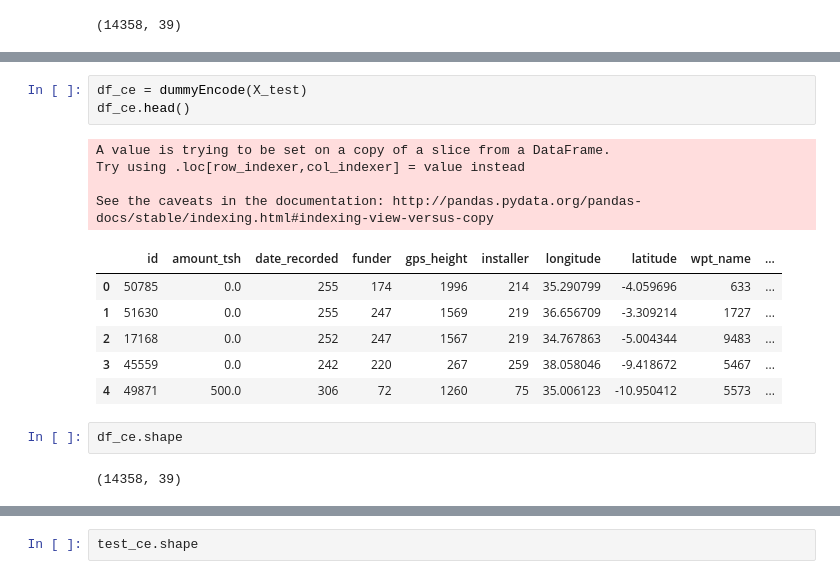
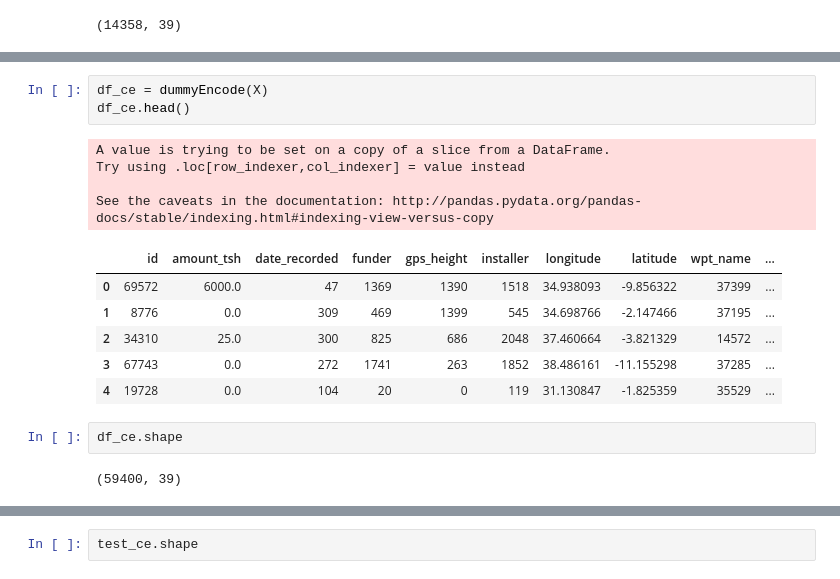
Before and after one commit to hughjafro/DS1-Unit-2-Sprint-5---Project-Week, a Jupyter notebook: Sub_5_CTolbert_DS1_Unit_2_Project_Week.ipynb, the cells around one changed output, grey strips where cells are left out. Drawn from its saved outputs; the diff is of its cells as text.

```diff
--- a/Sub_5_CTolbert_DS1_Unit_2_Project_Week.ipynb
+++ b/Sub_5_CTolbert_DS1_Unit_2_Project_Week.ipynb
@@ -284,20 +293,20 @@ X_test.head()
 # %%
-df_ce = dummyEncode(X_test)
+df_ce = dummyEncode(X)
 df_ce.head()
 # %% [output]
 A value is trying to be set on a copy of a slice from a DataFrame.
 Try using .loc[row_indexer,col_indexer] = value instead
 
 See the caveats in the documentation: http://pandas.pydata.org/pandas-docs/stable/indexing.html#indexing-view-versus-copy
 |  | id | amount_tsh | date_recorded | funder | gps_height | installer | longitude | latitude | wpt_name | ... |
-| 0 | 50785 | 0.0 | 255 | 174 | 1996 | 214 | 35.290799 | -4.059696 | 633 | ... |
-| 1 | 51630 | 0.0 | 255 | 247 | 1569 | 219 | 36.656709 | -3.309214 | 1727 | ... |
-| 2 | 17168 | 0.0 | 252 | 247 | 1567 | 219 | 34.767863 | -5.004344 | 9483 | ... |
-| 3 | 45559 | 0.0 | 242 | 220 | 267 | 259 | 38.058046 | -9.418672 | 5467 | ... |
-| 4 | 49871 | 500.0 | 306 | 72 | 1260 | 75 | 35.006123 | -10.950412 | 5573 | ... |
+| 0 | 69572 | 6000.0 | 47 | 1369 | 1390 | 1518 | 34.938093 | -9.856322 | 37399 | ... |
+| 1 | 8776 | 0.0 | 309 | 469 | 1399 | 545 | 34.698766 | -2.147466 | 37195 | ... |
+| 2 | 34310 | 25.0 | 300 | 825 | 686 | 2048 | 37.460664 | -3.821329 | 14572 | ... |
+| 3 | 67743 | 0.0 | 272 | 1741 | 263 | 1852 | 38.486161 | -11.155298 | 37285 | ... |
+| 4 | 19728 | 0.0 | 104 | 20 | 0 | 119 | 31.130847 | -1.825359 | 35529 | ... |
 # %%
 df_ce.shape
 # %% [output]
-(14358, 39)
+(59400, 39)
 # %%
 test_ce = dummyEncode(test)
```
Also changed, not shown: parts of 25 cells of this notebook.
